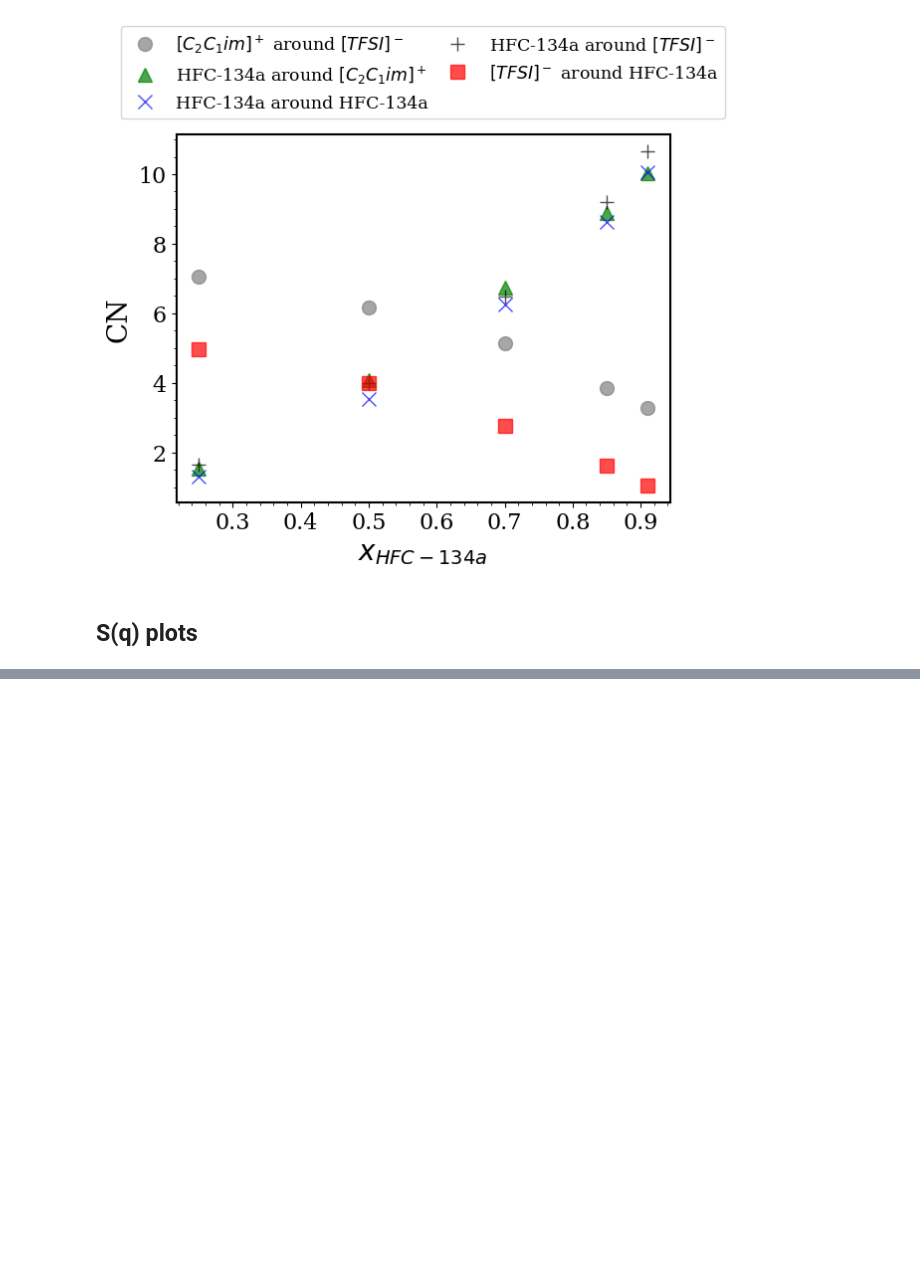
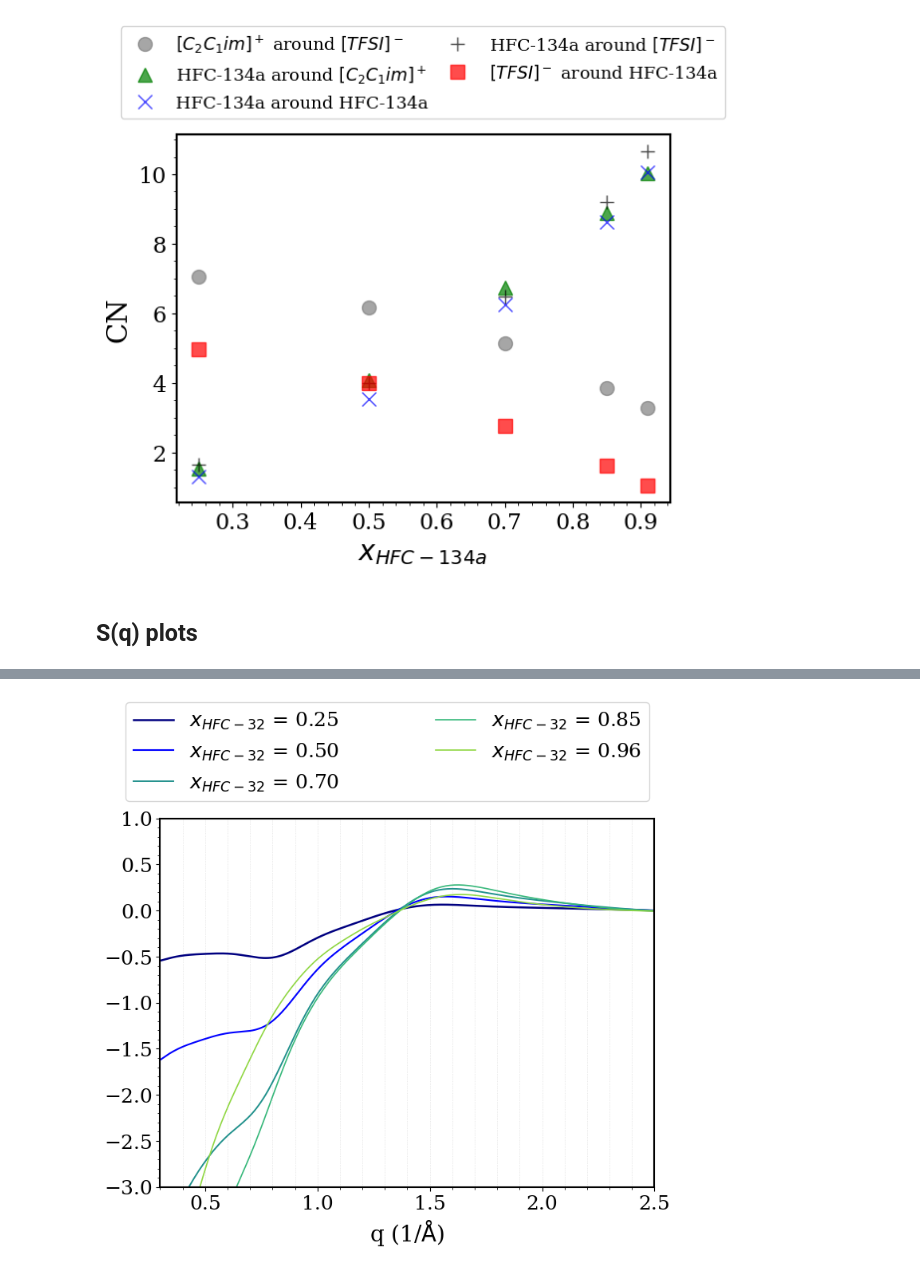
Before and after one commit to MaginnGroup/TC_Structure_ILHFC, a Jupyter notebook: Jupyter_Notebooks_and_DataSheet_Final_Plots/TC_HFD_IL_HFC_Structural_Analysis.ipynb, the cells around one changed output, grey strips where cells are left out. Drawn from its saved outputs; the diff is of its cells as text; code cells hidden in the pictures; blank space fills up the shorter version.

```diff
--- a/Jupyter_Notebooks_and_DataSheet_Final_Plots/TC_HFD_IL_HFC_Structural_Analysis.ipynb
+++ b/Jupyter_Notebooks_and_DataSheet_Final_Plots/TC_HFD_IL_HFC_Structural_Analysis.ipynb
@@ -659,0 +929,70 @@ plt.show()
+# %%
+
+file_name_R32_mixonly = file_name_R32
+
+file_name_R134a_mixonly = file_name_R134a
+# %%
+cutoff_index = 250
+
+Sq_R32_mix = np.zeros([ int(cutoff_index), len(file_name_R32_mixonly)])
+q_R32_mix = np.zeros([ int(cutoff_index), len(file_name_R32_mixonly)])
+for i, name in enumerate(file_name_R32_mixonly):
+    filename = f"{name}_Sq_1.dat"
+    Sq_dat_all = compute_il_hfc_sq_R32(filename)
+    Sq_dat = Sq_dat_all[1]
+    q_dat = Sq_dat_all[0]
+    Sq_R32_mix[:,i] = Sq_dat
+    q_R32_mix[:,i] = q_dat
+
+
+colors = [
+    '#000080', # Midnight blue
+    '#0000FF', # Blue
+    '#21918c', # Teal
+    '#35b779', # Green
+    '#90d743', # Light Green
+]
+
+
+legends_ = [ '$x_{HFC-32}$ = 0.25' , '$x_{HFC-32}$ = 0.50', '$x_{HFC-32}$ = 0.70',
+          '$x_{HFC-32}$ = 0.85', '$x_{HFC-32}$ = 0.96' ]
+
+linewidth = [1.8, 1.5, 1.4, 1.2, 1.2]
+
+
+
+plt.rcParams.update({
+    "text.usetex": False,
+    "font.family": "serif",
+    "font.size": 18,
+    "axes.linewidth": 1.5
+})
+
+
+fig, ax = plt.subplots(figsize=(8, 6)) # Recommended to use ax for better control
+
+for i in range(len(file_name_R32_mixonly)):
+    ax.plot(q_R32_mix[:, i], Sq_R32_mix[:, i], color=colors[i], label=legends_[i], linewidth=linewidth[i])
+
+
+ax.xaxis.set_minor_locator(ticker.AutoMinorLocator())
+ax.yaxis.set_minor_locator(ticker.AutoMinorLocator())
+
+
+ax.grid(visible=True, which='both', axis='x', linestyle=':', linewidth=0.5, alpha=0.5)
+
+# --- Styling and Labels ---
+ax.tick_params(axis='both', which='major', labelsize=18)
+ax.set_xlim(0.3, q_R32_mix[-1, 0])
+ax.set_ylim(-3, 1)
+
+# Legend and Labels
+ax.legend(bbox_to_anchor=(-0.09, 1.02, 1.1, 0.3), loc="lower left",
+           mode="expand", ncol=2, fontsize=18)
+ax.set_xlabel(r"q (1/$\mathrm{\AA}$)", fontsize=20)
+#ax.set_ylabel(r"X-ray S(q) from MD", fontsize=20)
+
+plt.savefig(f"R32_emimtfsi_Sq_ILHFC", dpi=300, bbox_inches='tight')
+#plt.show()
+# %% [output]
+[figure, added]
```
Also changed, not shown: parts of 31 cells of this notebook, 2 other files.
